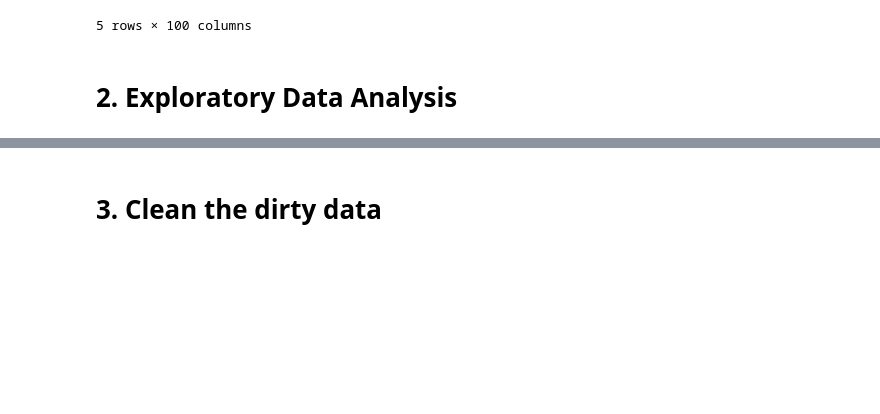
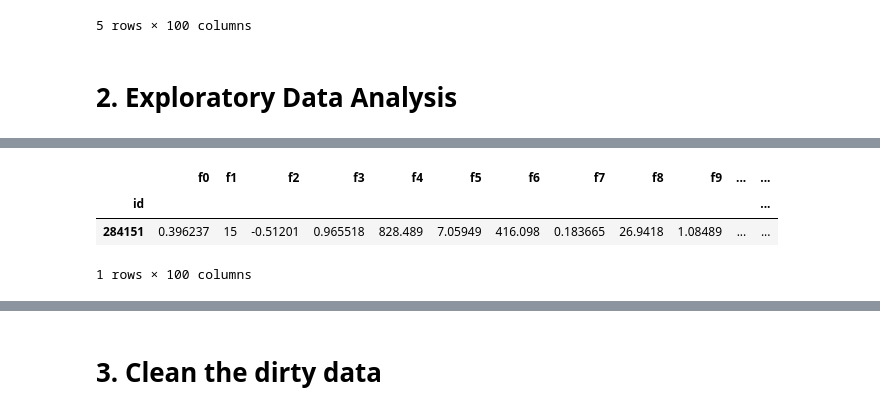
Before and after one commit to FaberNovum/TabularPlaygroundSeries, a Jupyter notebook: tabular.ipynb, the cells around one changed output, grey strips where cells are left out. Drawn from its saved outputs; the diff is of its cells as text; code cells hidden in the pictures; blank space fills up the shorter version.

```diff
--- a/tabular.ipynb
+++ b/tabular.ipynb
@@ -39,3 +82,10 @@ test_data.head()
+# %%
+test_data.sample()
+# %% [output]
+|  | f0 | f1 | f2 | f3 | f4 | f5 | f6 | f7 | f8 | f9 | ... | ... |
+| id |  |  |  |  |  |  |  |  |  |  |  | ... |
+| 284151 | 0.396237 | 15 | -0.51201 | 0.965518 | 828.489 | 7.05949 | 416.098 | 0.183665 | 26.9418 | 1.08489 | ... | ... |
+1 rows × 100 columns
 # %%
 # view correlation
 correlation = np.abs(train_data.corr()[['loss']]).sort_values('loss', ascending=False).iloc[1:10]
```
Also changed, not shown: parts of 7 cells of this notebook.
